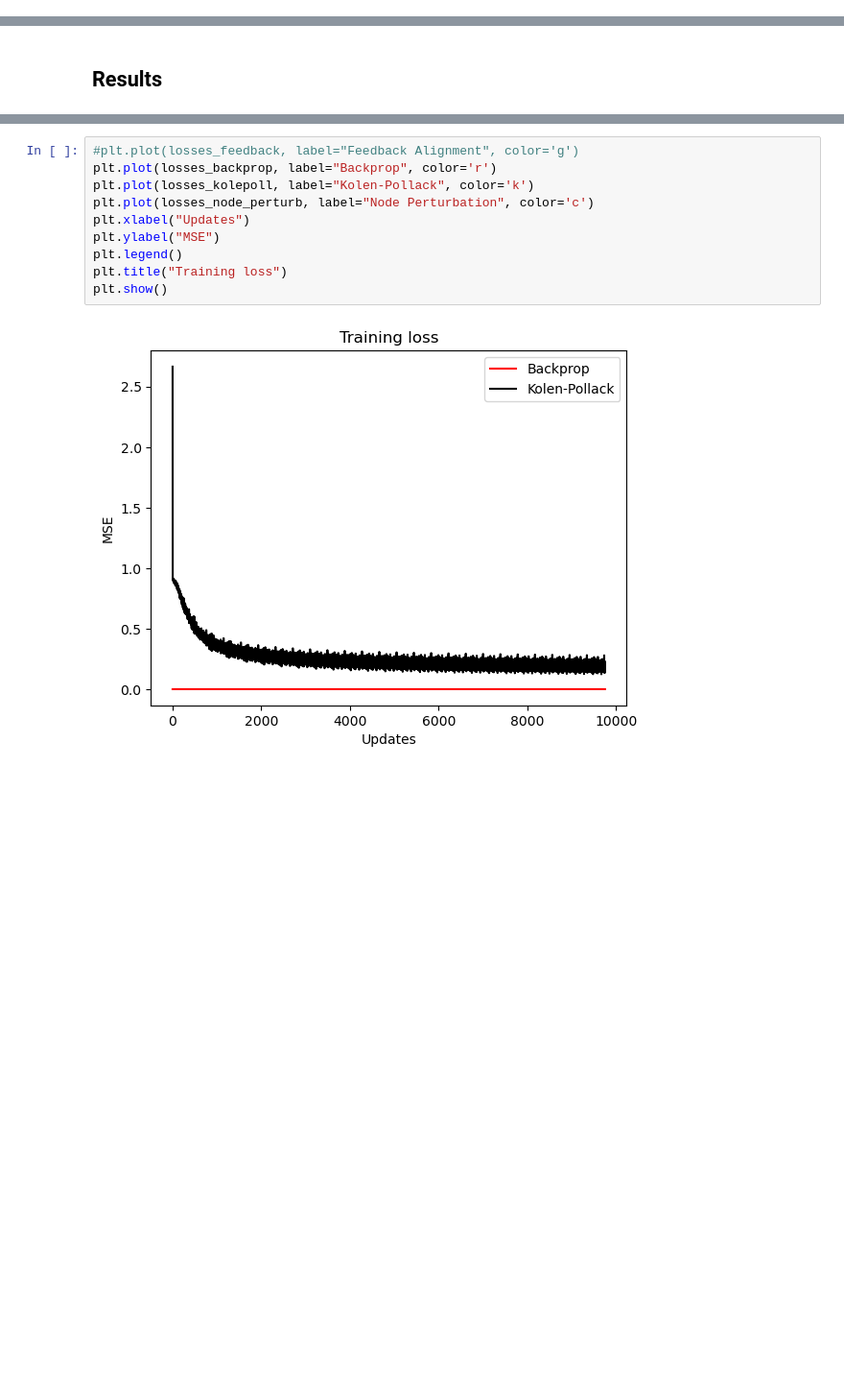
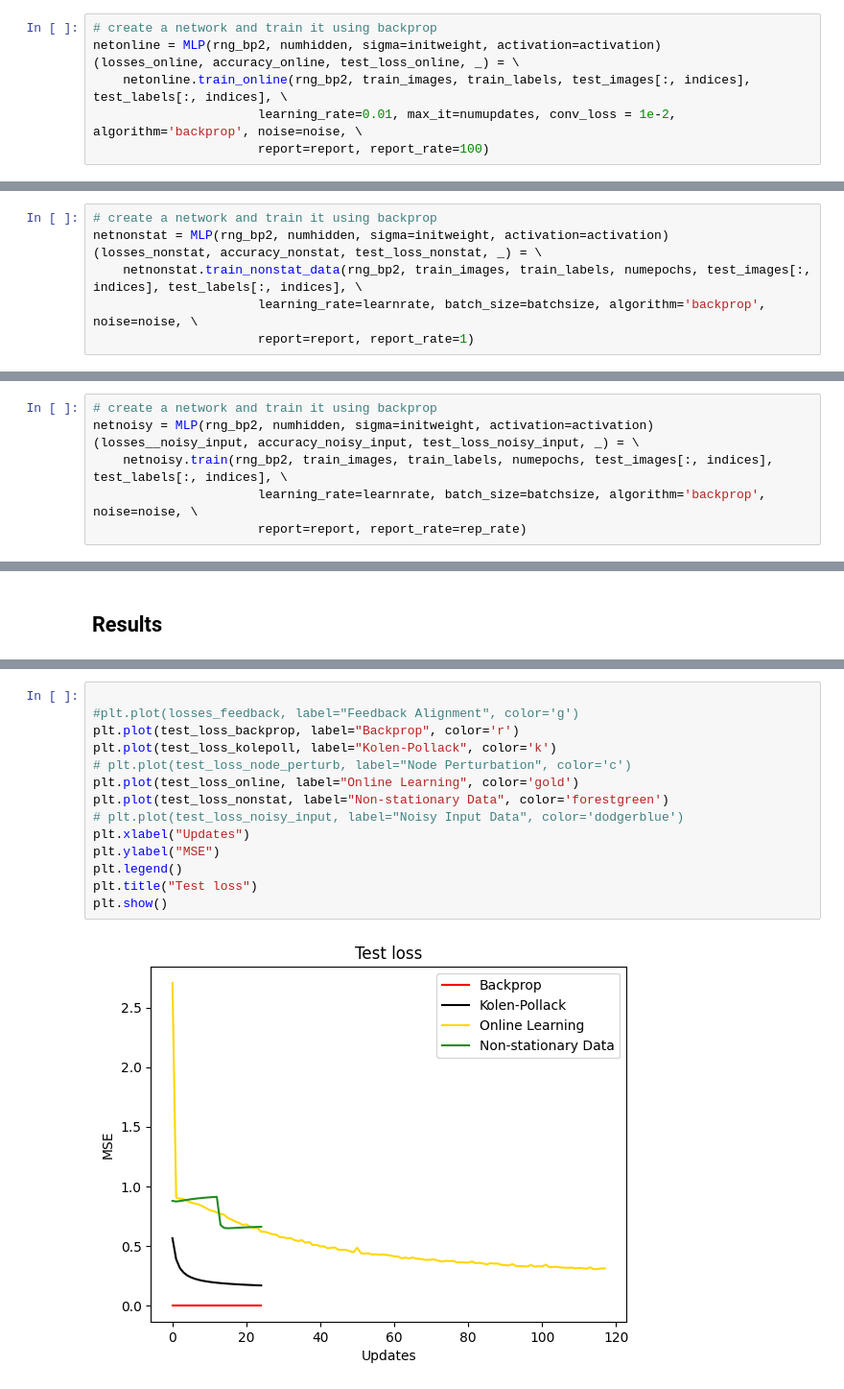
Before and after one commit to mwassermann/NMA-Microlearning-Project, a Jupyter notebook: Greens.ipynb, the cells around one changed output, grey strips where cells are left out. Shown: that part at 96% size. Drawn from its saved outputs; the diff is of its cells as text; blank space fills up the shorter version.

Commit message:
online learning and non-stationary data are doing something, but not 100% sure if correct :)

```diff
--- a/Greens.ipynb
+++ b/Greens.ipynb
@@ -139,0 +142,7 @@ Training complete.
+# %%
+# create a network and train it using backprop
+netonline = MLP(rng_bp2, numhidden, sigma=initweight, activation=activation)
+(losses_online, accuracy_online, test_loss_online, _) = \
+    netonline.train_online(rng_bp2, train_images, train_labels, test_images[:, indices], test_labels[:, indices], \
+                      learning_rate=0.01, max_it=numupdates, conv_loss = 1e-2, algorithm='backprop', noise=noise, \
+                      report=report, report_rate=100)
@@ -139,0 +166,7 @@ Training complete.
+# %%
+# create a network and train it using backprop
+netnonstat = MLP(rng_bp2, numhidden, sigma=initweight, activation=activation)
+(losses_nonstat, accuracy_nonstat, test_loss_nonstat, _) = \
+    netnonstat.train_nonstat_data(rng_bp2, train_images, train_labels, numepochs, test_images[:, indices], test_labels[:, indices], \
+                      learning_rate=learnrate, batch_size=batchsize, algorithm='backprop', noise=noise, \
+                      report=report, report_rate=1)
@@ -139,0 +193,7 @@ Training complete.
+# %%
+# create a network and train it using backprop
+netnoisy = MLP(rng_bp2, numhidden, sigma=initweight, activation=activation)
+(losses__noisy_input, accuracy_noisy_input, test_loss_noisy_input, _) = \
+    netnoisy.train(rng_bp2, train_images, train_labels, numepochs, test_images[:, indices], test_labels[:, indices], \
+                      learning_rate=learnrate, batch_size=batchsize, algorithm='backprop', noise=noise, \
+                      report=report, report_rate=rep_rate)
@@ -207,12 +324,16 @@ Training complete.
 # %%
+
 #plt.plot(losses_feedback, label="Feedback Alignment", color='g')
-plt.plot(losses_backprop, label="Backprop", color='r')
-plt.plot(losses_kolepoll, label="Kolen-Pollack", color='k')
-plt.plot(losses_node_perturb, label="Node Perturbation", color='c')
+plt.plot(test_loss_backprop, label="Backprop", color='r')
+plt.plot(test_loss_kolepoll, label="Kolen-Pollack", color='k')
+# plt.plot(test_loss_node_perturb, label="Node Perturbation", color='c')
+plt.plot(test_loss_online, label="Online Learning", color='gold')
+plt.plot(test_loss_nonstat, label="Non-stationary Data", color='forestgreen')
+# plt.plot(test_loss_noisy_input, label="Noisy Input Data", color='dodgerblue')
 plt.xlabel("Updates")
 plt.ylabel("MSE")
 plt.legend()
-plt.title("Training loss")
+plt.title("Test loss")
 plt.show()
 # %% [output]
-[figure, old version]
+[figure, new version]
```
Also changed, not shown: parts of 14 cells of this notebook, 1 other file.
